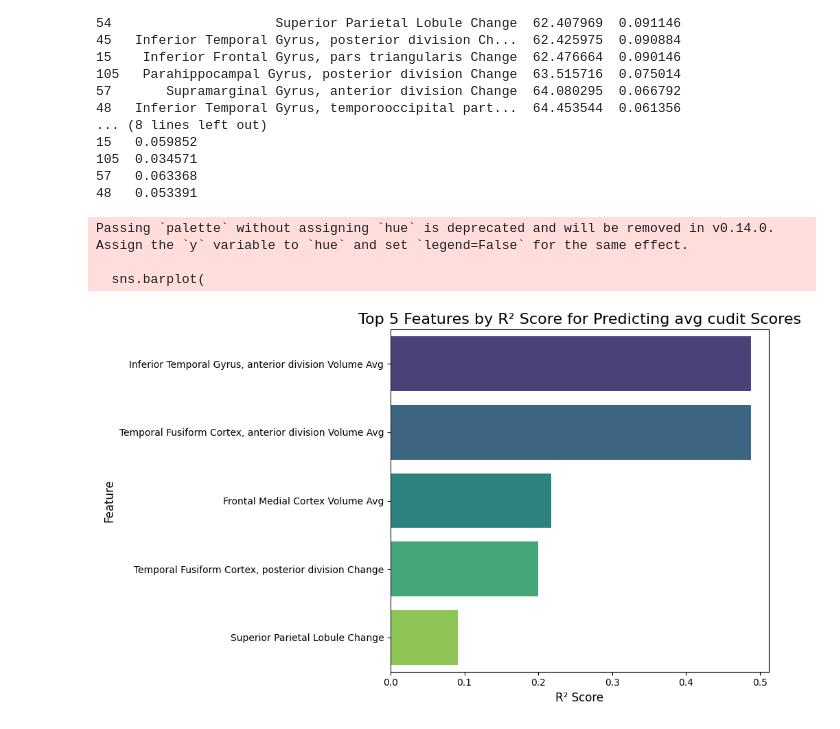
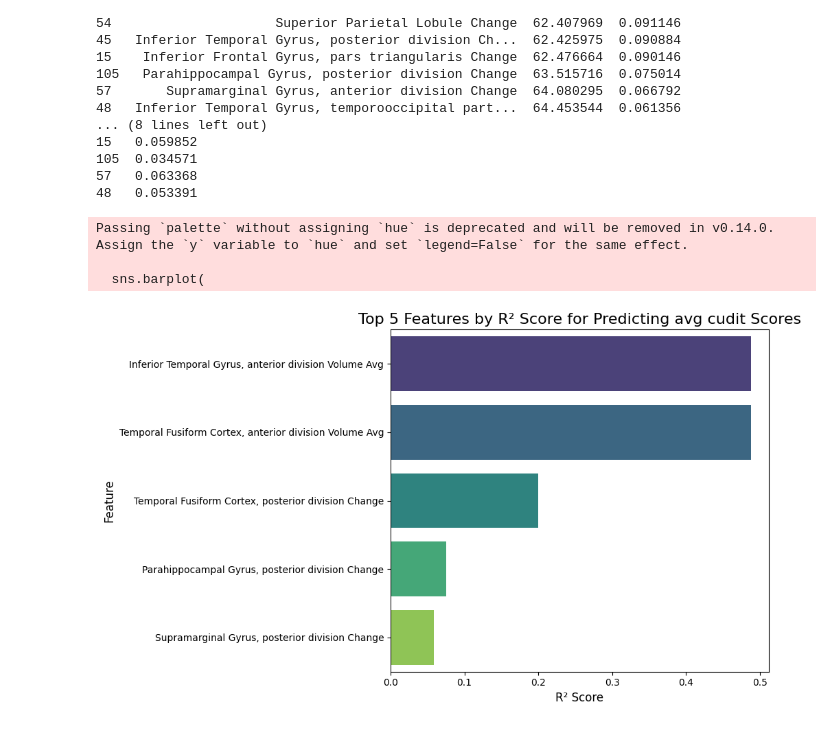
Before and after one commit to maymay-wa/BrainResearch, a Jupyter notebook: src/Data Analysis.ipynb, the cells around one changed output. Saved outputs shown, nothing was run; the diff lists cells and outputs as text; code cells hidden in the pictures.

```diff
--- a/src/Data Analysis.ipynb
+++ b/src/Data Analysis.ipynb
@@ -101,26 +101,26 @@ Linear Regression Results with Significance Testing:
 # %%
 # Assuming 'results' DataFrame is already loaded and sorted by R² in descending order
 # Select the top 5 features by R²
-top_5_results = results.head(5)
+top_5_results = results[results['P-value'] < 0.05].head(5)
 
 # Create the barplot
 plt.figure(figsize=(10, 6))
 sns.barplot(
     x=top_5_results['R²'],
     y=top_5_results['Feature'],
     palette='viridis'
 )
 
 # Add title and labels
 plt.title('Top 5 Features by R² Score for Predicting avg cudit Scores', fontsize=16)
 plt.xlabel('R² Score', fontsize=12)
 plt.ylabel('Feature', fontsize=12)
 
 # Adjust layout and show the plot
 plt.tight_layout()
 plt.show()
 # %% [output]
 Passing `palette` without assigning `hue` is deprecated and will be removed in v0.14.0. Assign the `y` variable to `hue` and set `legend=False` for the same effect.
 
   sns.barplot(
-[figure, old version]
+[figure, new version]
```
Also changed, not shown: 1 other file.
